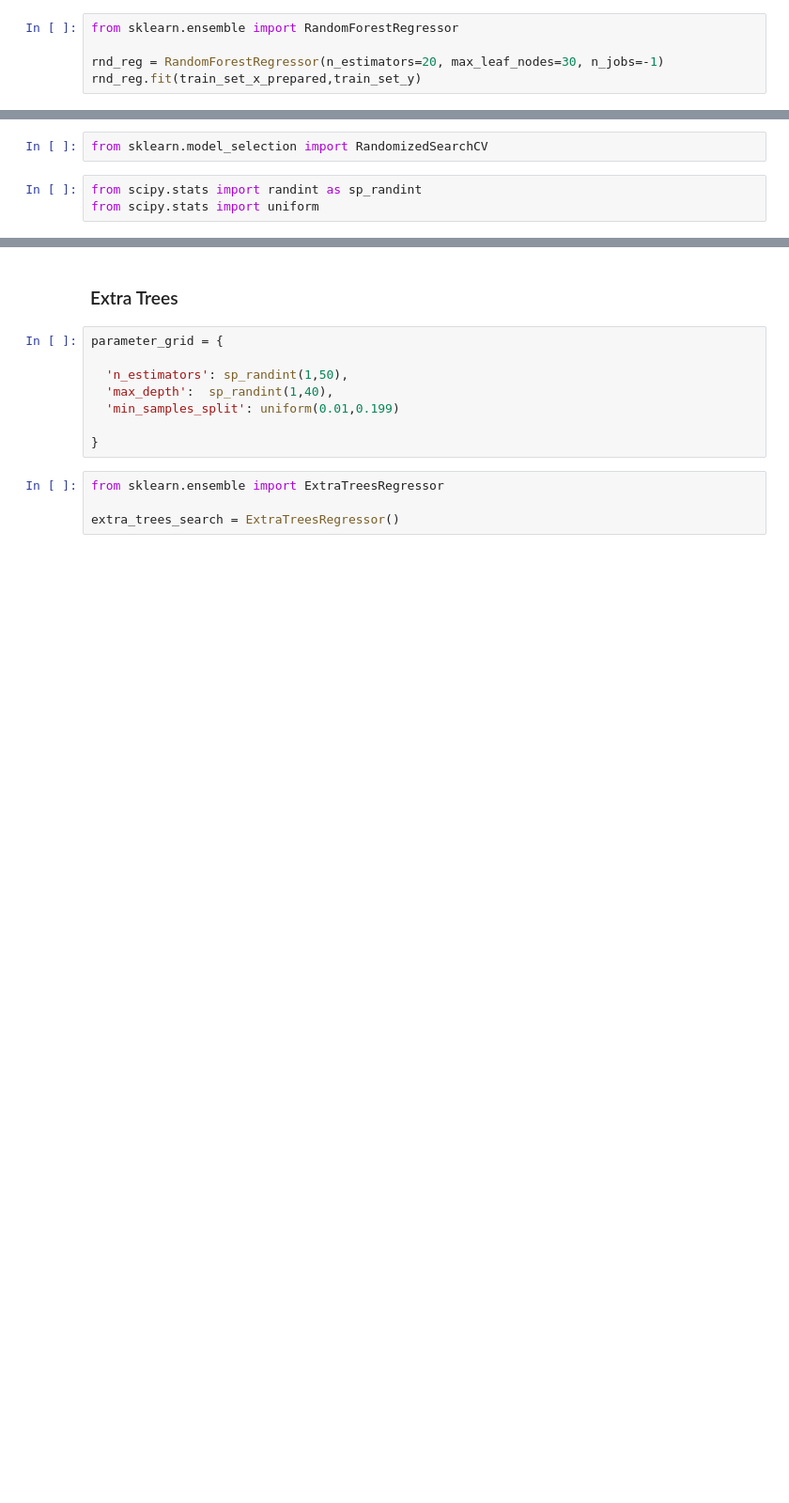
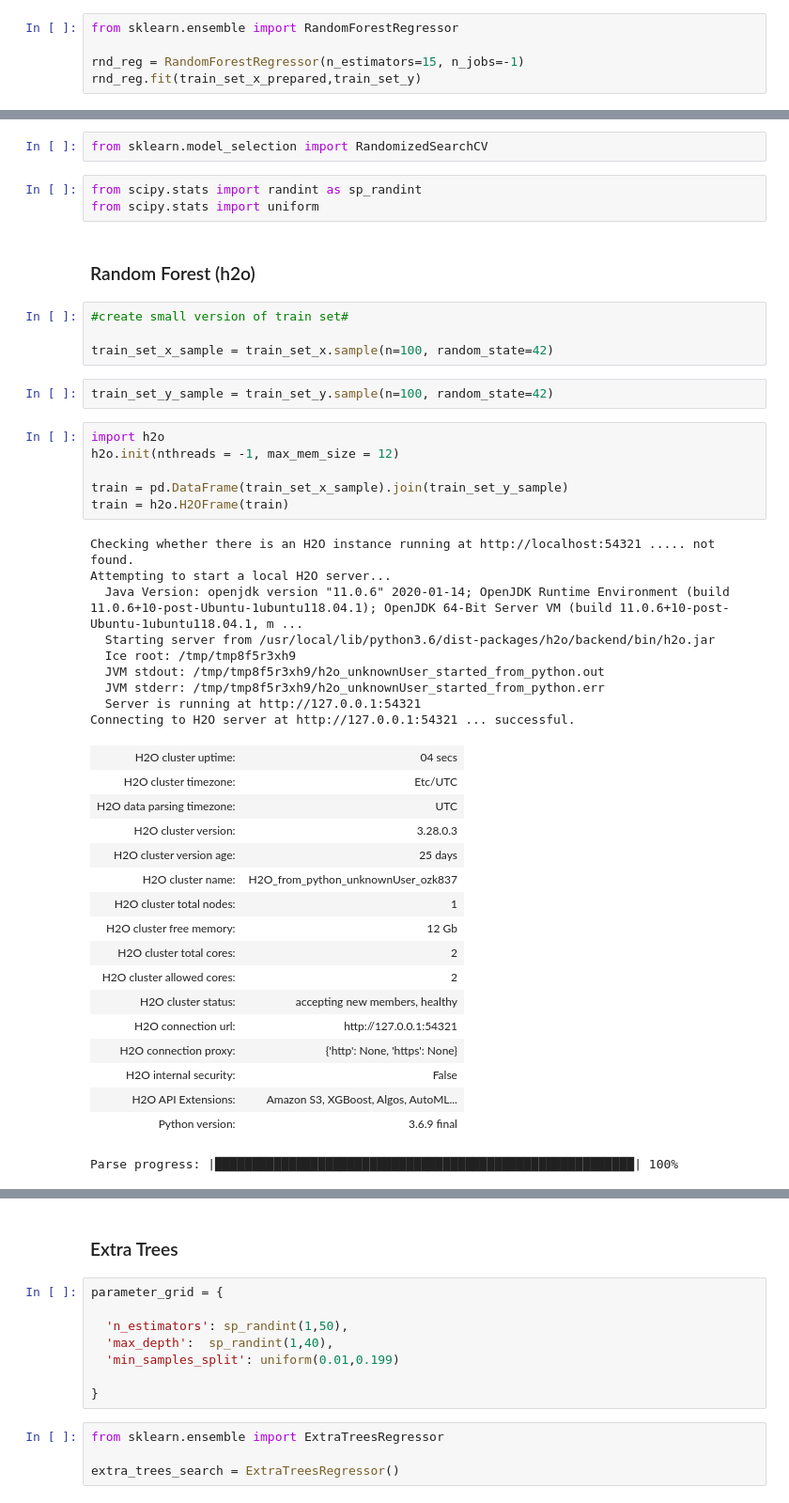
Before and after one commit to kenzaxtazi/agri-risk, a Jupyter notebook: Model_exploration_Raghul.ipynb, the cells around one changed output, grey strips where cells are left out. Shown at 94% size. Saved outputs shown, nothing was run; the diff lists cells and outputs as text; blank space fills up the shorter version.

```diff
--- a/Model_exploration_Raghul.ipynb
+++ b/Model_exploration_Raghul.ipynb
@@ -404,7 +404,7 @@ For this example we can run without doing the feature selection above.
 # %%
 from sklearn.ensemble import RandomForestRegressor
 
-rnd_reg = RandomForestRegressor(n_estimators=20, max_leaf_nodes=30, n_jobs=-1)
+rnd_reg = RandomForestRegressor(n_estimators=15, n_jobs=-1)
 rnd_reg.fit(train_set_x_prepared,train_set_y)
 # %% [output]
 RandomForestRegressor(bootstrap=True, ccp_alpha=0.0, criterion='mse',
@@ -619,3 +575,44 @@ from sklearn.model_selection import RandomizedSearchCV
 # %%
 from scipy.stats import randint as sp_randint
 from scipy.stats import uniform
+# %% [markdown]
+### Random Forest (h2o) ###
+# %%
+#create small version of train set#
+
+train_set_x_sample = train_set_x.sample(n=100, random_state=42)
+# %%
+train_set_y_sample = train_set_y.sample(n=100, random_state=42)
+# %%
+import h2o
+h2o.init(nthreads = -1, max_mem_size = 12)
+
+train = pd.DataFrame(train_set_x_sample).join(train_set_y_sample)
+train = h2o.H2OFrame(train)
+# %% [output]
+Checking whether there is an H2O instance running at http://localhost:54321 ..... not found.
+Attempting to start a local H2O server...
+  Java Version: openjdk version "11.0.6" 2020-01-14; OpenJDK Runtime Environment (build 11.0.6+10-post-Ubuntu-1ubuntu118.04.1); OpenJDK 64-Bit Server VM (build 11.0.6+10-post-Ubuntu-1ubuntu118.04.1, m ...
+  Starting server from /usr/local/lib/python3.6/dist-packages/h2o/backend/bin/h2o.jar
+  Ice root: /tmp/tmp8f5r3xh9
+  JVM stdout: /tmp/tmp8f5r3xh9/h2o_unknownUser_started_from_python.out
+  JVM stderr: /tmp/tmp8f5r3xh9/h2o_unknownUser_started_from_python.err
+  Server is running at http://127.0.0.1:54321
+Connecting to H2O server at http://127.0.0.1:54321 ... successful.
+| H2O cluster uptime: | 04 secs |
+| H2O cluster timezone: | Etc/UTC |
+| H2O data parsing timezone: | UTC |
+| H2O cluster version: | 3.28.0.3 |
+| H2O cluster version age: | 25 days |
+| H2O cluster name: | H2O_from_python_unknownUser_ozk837 |
+| H2O cluster total nodes: | 1 |
+| H2O cluster free memory: | 12 Gb |
+| H2O cluster total cores: | 2 |
+| H2O cluster allowed cores: | 2 |
+| H2O cluster status: | accepting new members, healthy |
+| H2O connection url: | http://127.0.0.1:54321 |
+| H2O connection proxy: | {'http': None, 'https': None} |
+| H2O internal security: | False |
+| H2O API Extensions: | Amazon S3, XGBoost, Algos, AutoML... |
+| Python version: | 3.6.9 final |
+Parse progress: |█████████████████████████████████████████████████████████| 100%
```
Also changed, not shown: parts of 22 cells of this notebook.
